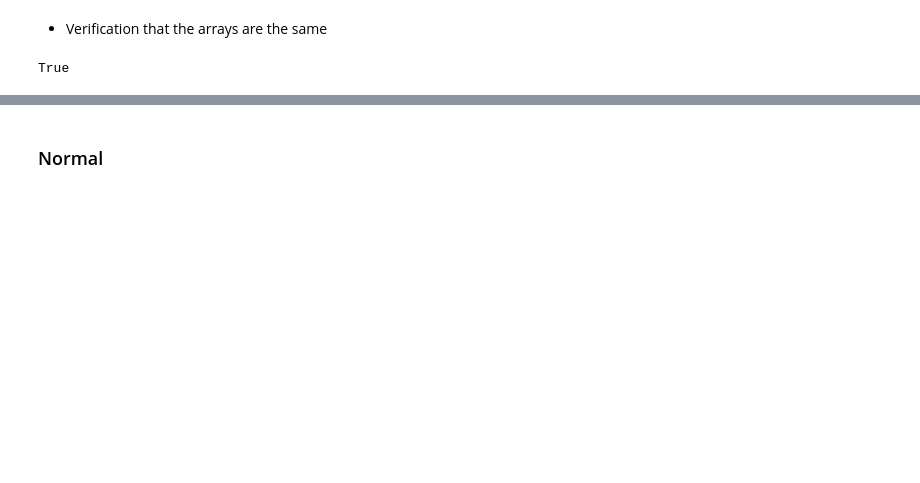
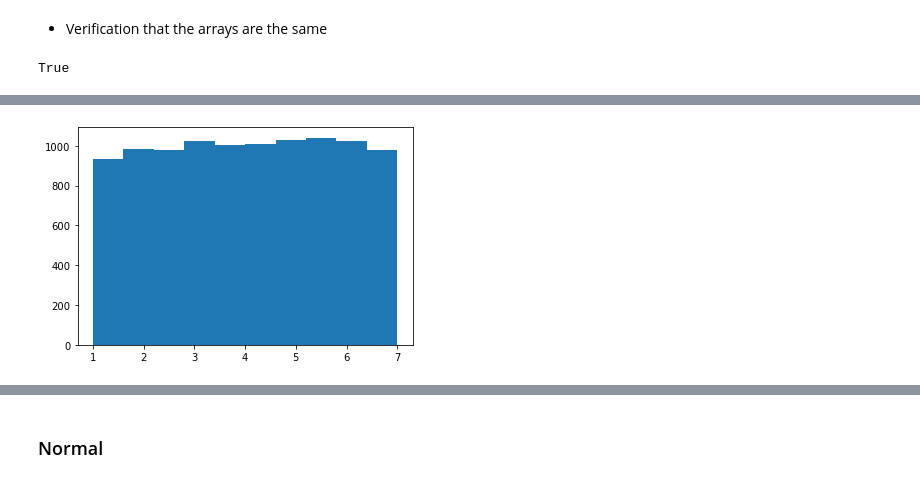
Before and after one commit to ShanePAustin/numpy-random, a Jupyter notebook: numpy-random.ipynb, the cells around one changed output, grey strips where cells are left out. Cells and saved outputs as stored; diff of their text form; code cells hidden in the pictures; blank space fills up the shorter version.

```diff
--- a/numpy-random.ipynb
+++ b/numpy-random.ipynb
@@ -518,0 +553,5 @@ True
+# %%
+plt.hist(data)
+plt.show()
+# %% [output]
+[figure, added]
```
Also changed, not shown: parts of 44 cells of this notebook.
